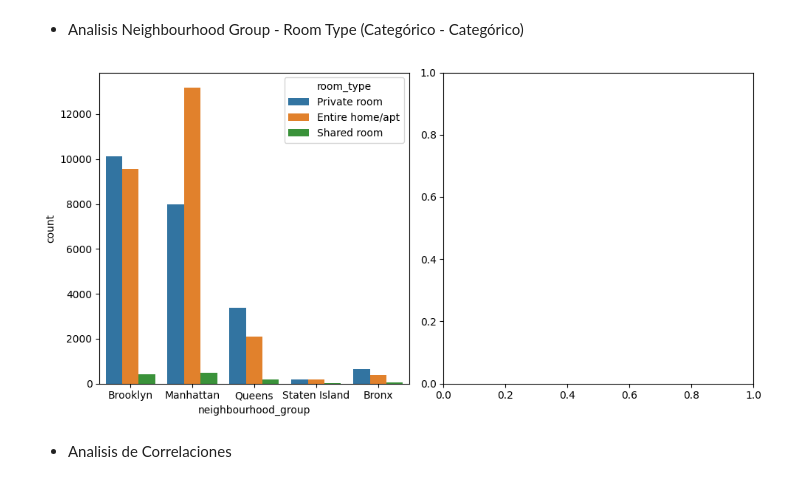
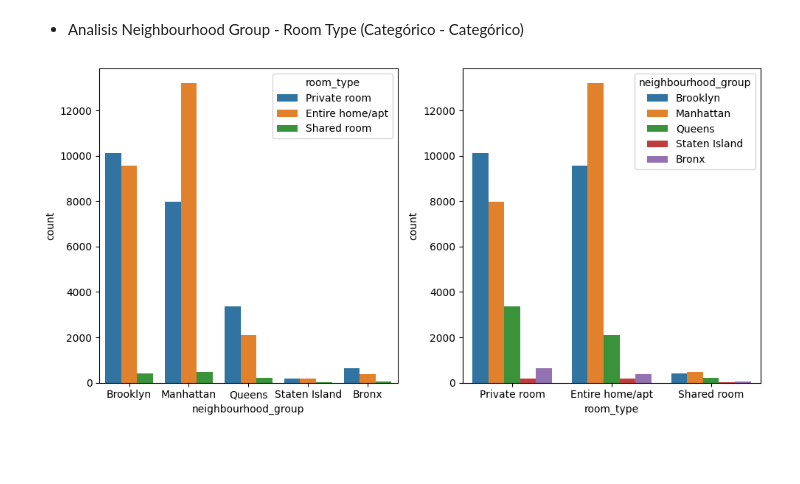
Before and after one commit to Fj-martinez33/AirBnB-NewYork, a Jupyter notebook: src/explore.ipynb, the cells around one changed output. Cells and saved outputs as stored; diff of their text form; code cells hidden in the pictures; blank space fills up the shorter version.

```diff
--- a/src/explore.ipynb
+++ b/src/explore.ipynb
@@ -294,18 +296,17 @@ NumNumAnalysi(data, "price", ["minimum_nights", "number_of_reviews","availabilit
 # %%
 #Analisis categorico/categorico
 
 def CatCatAnalysi(dataset):
     #Creamos la figura
     fig, axis = plt.subplots(1, 2, figsize=(10,5))
 
     #Creamos las graficas.
     sns.countplot(ax = axis[0], data = dataset, x = "neighbourhood_group", hue = "room_type")
+    sns.countplot(ax = axis[1], data = dataset, x = "room_type", hue = "neighbourhood_group")
 
     plt.tight_layout()
     plt.show()
 
 CatCatAnalysi(data)
 # %% [output]
-[figure, old version]
+[figure, new version]
-# %% [markdown]
-- Analisis de Correlaciones
```
Also changed, not shown: parts of 7 cells of this notebook, 2 other files.
